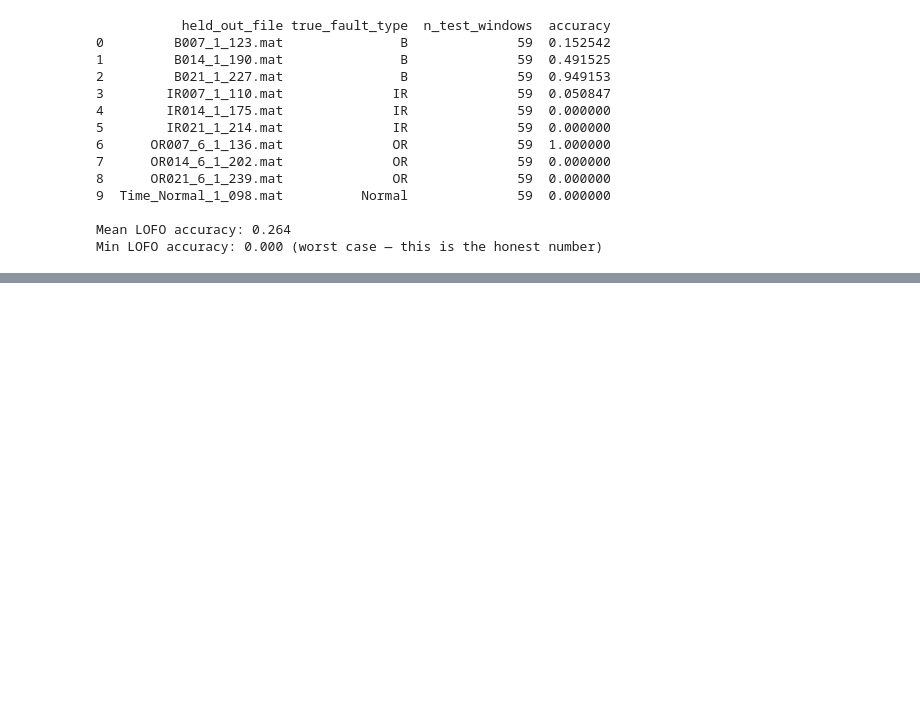
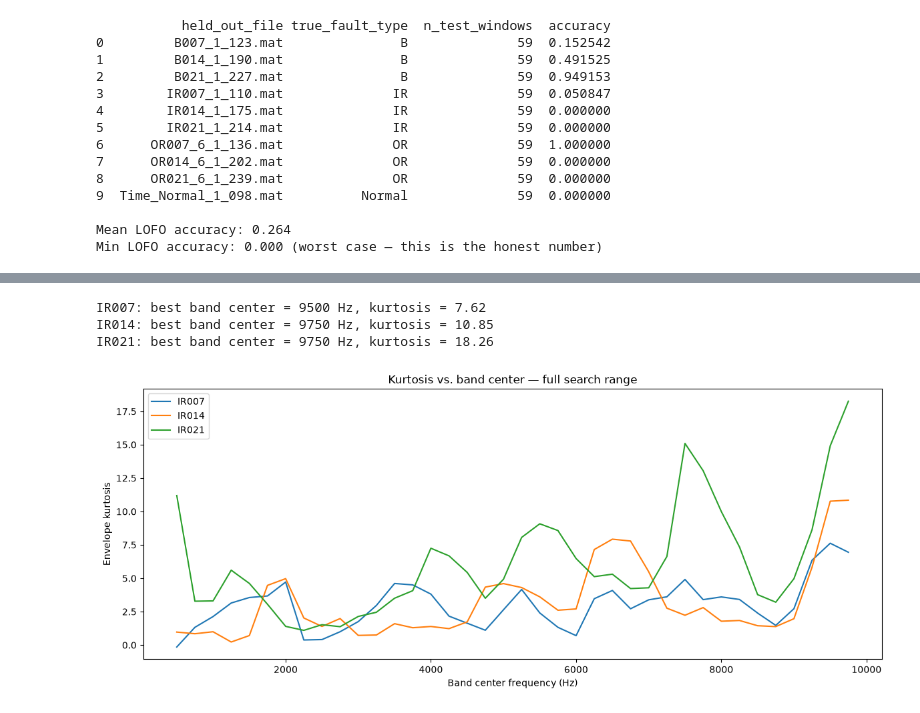
Before and after one commit to JohnBosely/goebel, a Jupyter notebook: notebooks/02_bearing_eda.ipynb, the cells around one changed output, grey strips where cells are left out. Drawn from its saved outputs; the diff is of its cells as text; code cells hidden in the pictures; blank space fills up the shorter version.

```diff
--- a/notebooks/02_bearing_eda.ipynb
+++ b/notebooks/02_bearing_eda.ipynb
@@ -489,3 +506,8 @@ print(f"Min LOFO accuracy: {lofo_df['accuracy'].min():.3f} (worst case — this
 
 Mean LOFO accuracy: 0.264
 Min LOFO accuracy: 0.000 (worst case — this is the honest number)
+# %%
+for fault in ["B", "IR", "OR"]:
+    print(f"\n--- {fault} ---")
+    subset = bearing_df[bearing_df["fault_type"] == fault]
+    print(subset.groupby("severity")[["BPFO_x1", "BSF_x1", "rms"]].mean())
@@ -491,0 +805,59 @@ Min LOFO accuracy: 0.000 (worst case — this is the honest number)
+# %%
+def find_best_kurtosis_band(signal, fs=48000, band_width=1000,
+                              search_range=(500, 10000), step=250):
+    """
+    Scan candidate frequency bands, compute the KURTOSIS of each band's envelope,
+    return the center frequency of the band with the highest kurtosis —
+    i.e. the band where fault impacts show up most sharply, not just loudest.
+    """
+    nyq = fs / 2
+    best_kurtosis = -np.inf
+    best_center = None
+
+    centers = np.arange(search_range[0], search_range[1], step)
+    results = []
+
+    for center in centers:
+        low = max(center - band_width/2, 100)
+        high = min(center + band_width/2, nyq - 100)
+        if low >= high:
+            continue
+        try:
+            b, a = butter(4, [low/nyq, high/nyq], btype='band')
+            filtered = filtfilt(b, a, signal)
+            envelope = np.abs(hilbert(filtered))
+            k = pd.Series(envelope).kurtosis()
+            results.append({"center": center, "kurtosis": k})
+            if k > best_kurtosis:
+                best_kurtosis = k
+                best_center = center
+        except Exception:
+            continue
+
+    return best_center, best_kurtosis, pd.DataFrame(results)
+
+# Test it on our three IR files first, before rebuilding everything
+for label, sig in [("IR007", sig_007), ("IR014", sig_014), ("IR021", sig_021)]:
+    center, kurt, _ = find_best_kurtosis_band(sig)
+    print(f"{label}: best band center = {center} Hz, kurtosis = {kurt:.2f}")
+# %% [output]
+IR007: best band center = 9500 Hz, kurtosis = 7.62
+IR014: best band center = 9750 Hz, kurtosis = 10.85
+IR021: best band center = 9750 Hz, kurtosis = 18.26
+# %%
+_, _, results_007 = find_best_kurtosis_band(sig_007)
+_, _, results_014 = find_best_kurtosis_band(sig_014)
+_, _, results_021 = find_best_kurtosis_band(sig_021)
+
+plt.figure(figsize=(12, 5))
+plt.plot(results_007["center"], results_007["kurtosis"], label="IR007")
+plt.plot(results_014["center"], results_014["kurtosis"], label="IR014")
+plt.plot(results_021["center"], results_021["kurtosis"], label="IR021")
+plt.xlabel("Band center frequency (Hz)")
+plt.ylabel("Envelope kurtosis")
+plt.title("Kurtosis vs. band center — full search range")
+plt.legend()
+plt.tight_layout()
+plt.show()
+# %% [output]
+[figure, added]
```
Also changed, not shown: parts of 11 cells of this notebook.
